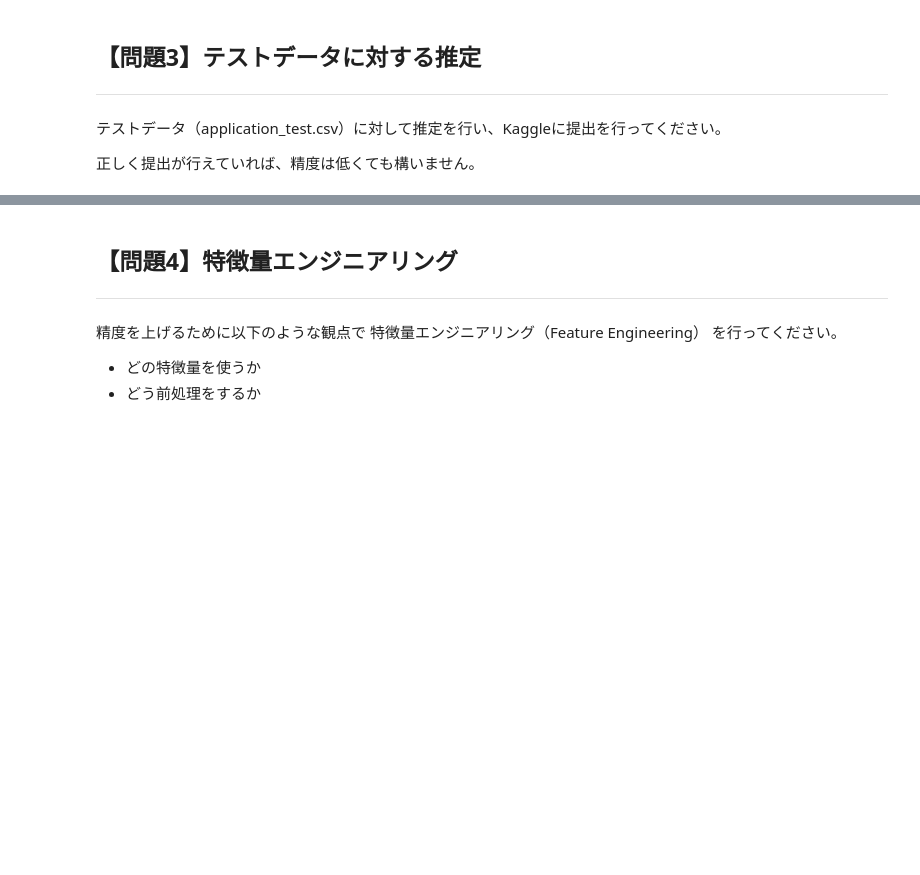
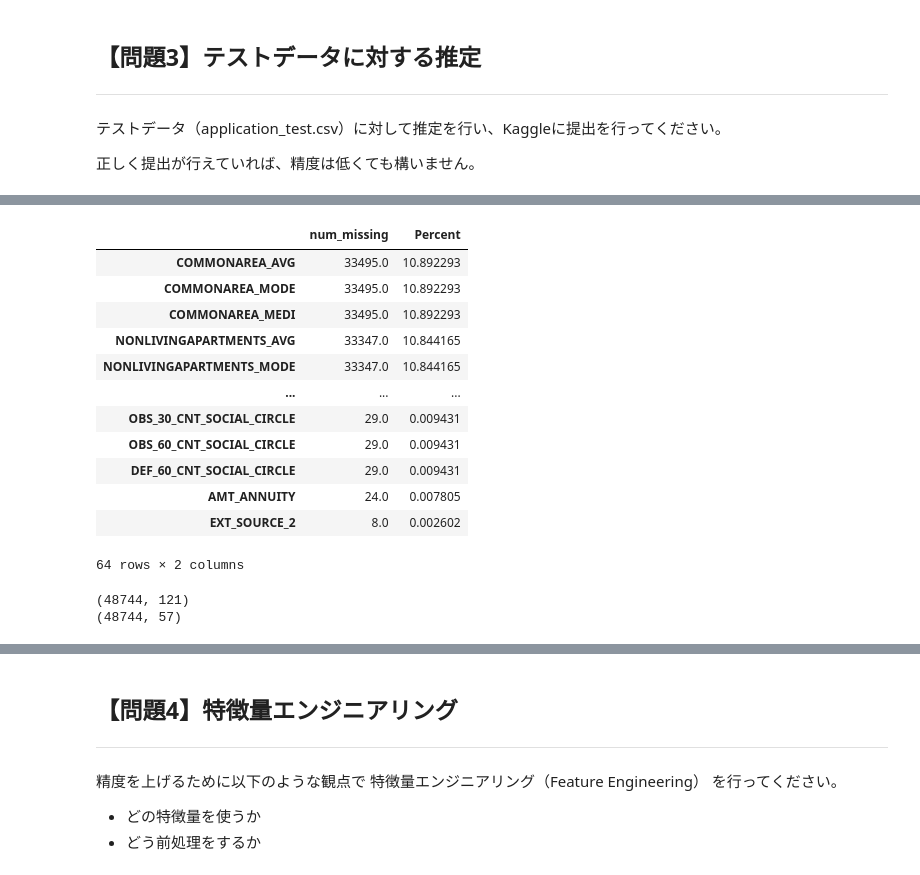
Before and after one commit to UmiSora0516/diveintocode-ml, a Jupyter notebook: Week4/home_credit_learning.ipynb, the cells around one changed output, grey strips where cells are left out. Cells and saved outputs as stored; diff of their text form; code cells hidden in the pictures; blank space fills up the shorter version.

```diff
--- a/Week4/home_credit_learning.ipynb
+++ b/Week4/home_credit_learning.ipynb
@@ -403,0 +420,35 @@ pd.DataFrame(submit, columns=['SK_ID_CURR', 'TARGET']).sort_values('SK_ID_CURR')
+# %%
+# 欠損値のデータを確認
+
+# 数値で確認: 欠損値の数と％の表示
+num_missing = df_test.isnull().sum().sort_values(ascending = False)
+percent = (df_test.isnull().sum()/df_home.isnull().count()*100).sort_values(ascending = False)
+
+home_missing = pd.concat([num_missing, percent], axis=1, keys=['num_missing', 'Percent'])
+
+home_missing[home_missing['num_missing'] > 0]
+# index_name = home_missing[home_missing['num_missing'] > 0].index
+# print(index_name)
+# %% [output]
+|  | num_missing | Percent |
+| COMMONAREA_AVG | 33495.0 | 10.892293 |
+| COMMONAREA_MODE | 33495.0 | 10.892293 |
+| COMMONAREA_MEDI | 33495.0 | 10.892293 |
+| NONLIVINGAPARTMENTS_AVG | 33347.0 | 10.844165 |
+| NONLIVINGAPARTMENTS_MODE | 33347.0 | 10.844165 |
+| ... | ... | ... |
+| OBS_30_CNT_SOCIAL_CIRCLE | 29.0 | 0.009431 |
+| OBS_60_CNT_SOCIAL_CIRCLE | 29.0 | 0.009431 |
+| DEF_60_CNT_SOCIAL_CIRCLE | 29.0 | 0.009431 |
+| AMT_ANNUITY | 24.0 | 0.007805 |
+| EXT_SOURCE_2 | 8.0 | 0.002602 |
+64 rows × 2 columns
+# %%
+# 欠損値が1つでもあれば該当する列を削除する
+print(df_test.shape)
+df_test = df_test.dropna(axis=1, how="any")
+df_test = df_test.dropna(axis=0, how="any")
+print(df_test.shape)
+# %% [output]
+(48744, 121)
+(48744, 57)
```
Also changed, not shown: parts of 16 cells of this notebook.
